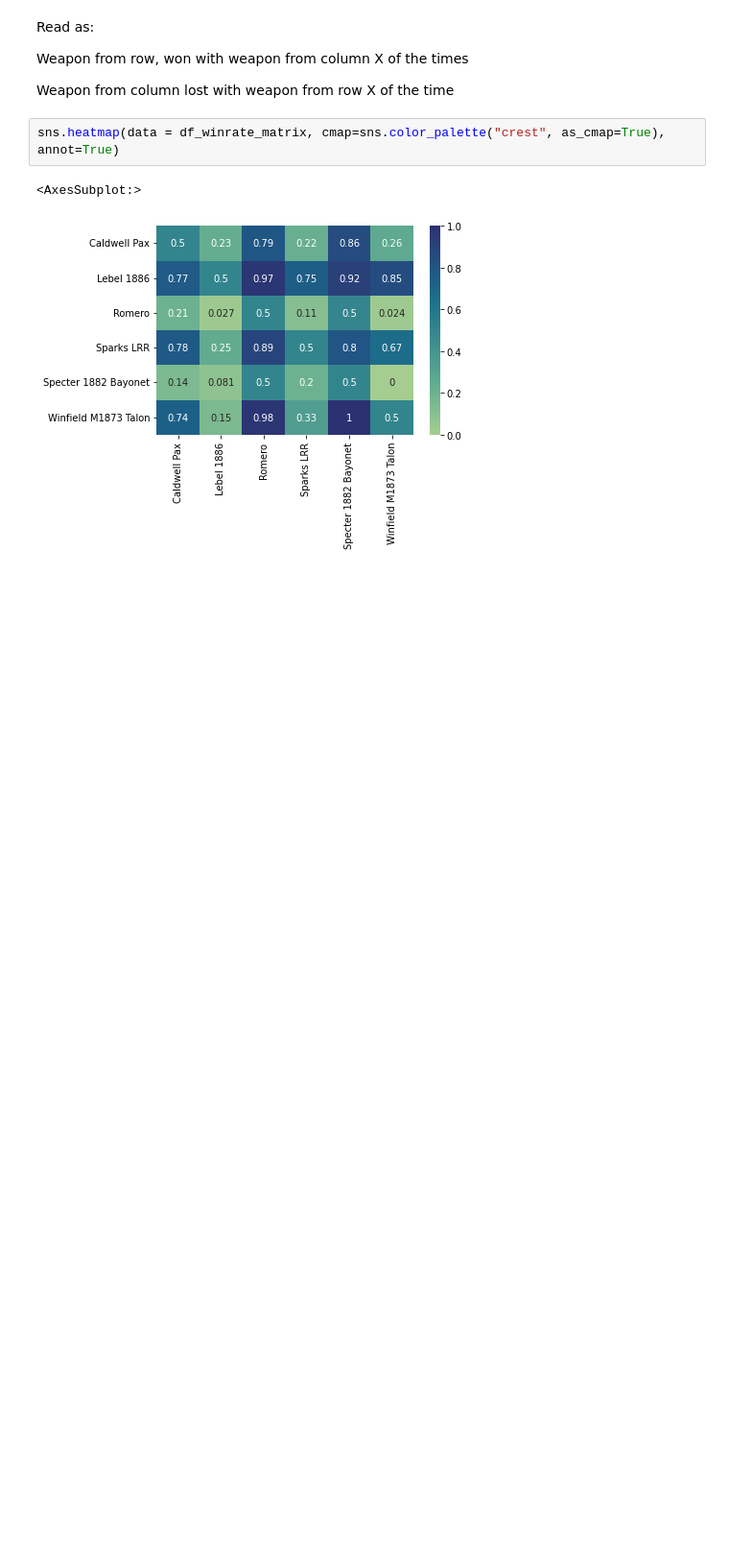
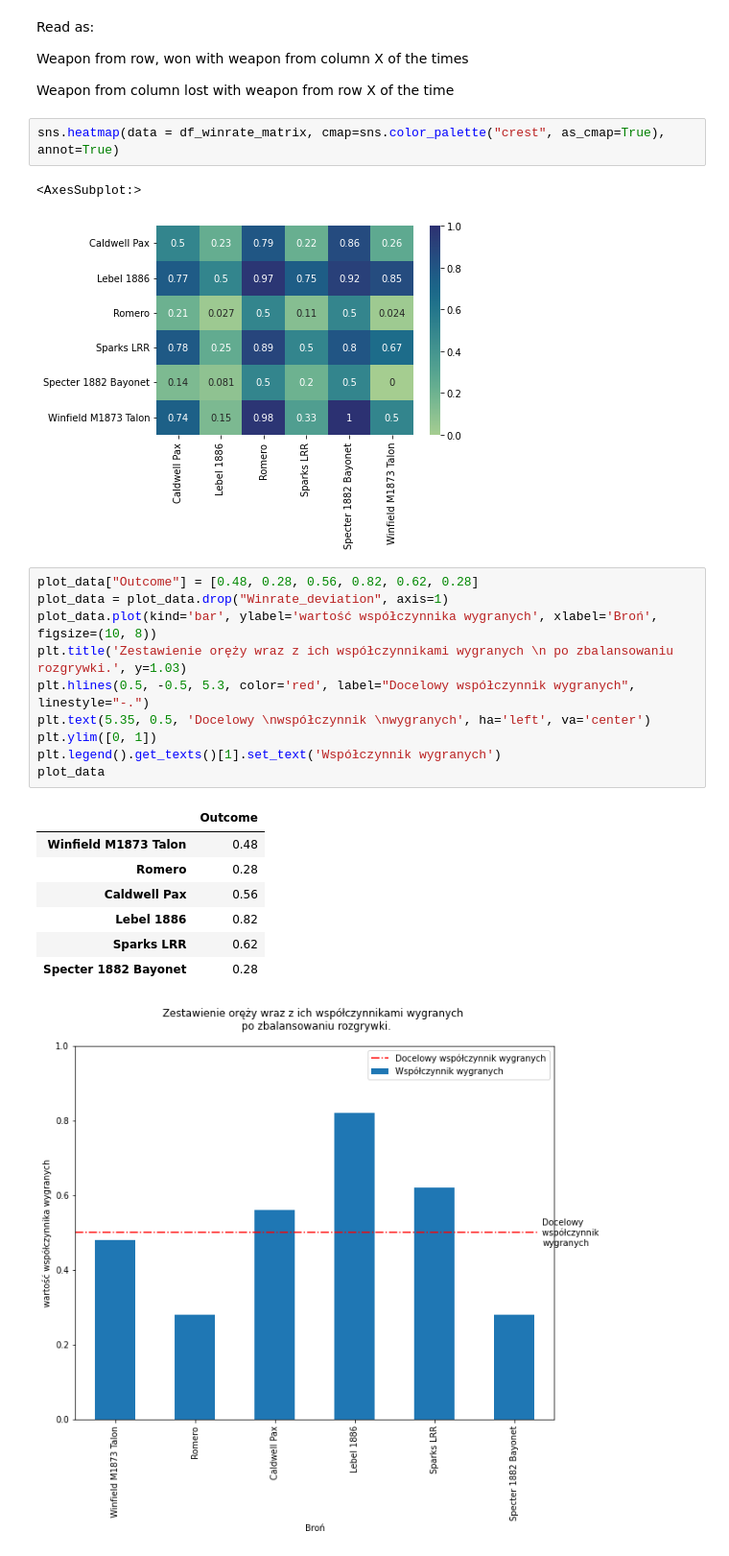
Before and after one commit to MilkSilk/masters_thesis, a Jupyter notebook: game_balance/src/ai/data_exploration.ipynb, the cells around one changed output. Shown at 96% size. Saved outputs shown, nothing was run; the diff lists cells and outputs as text; blank space fills up the shorter version.

Commit message:
More plots

```diff
--- a/game_balance/src/ai/data_exploration.ipynb
+++ b/game_balance/src/ai/data_exploration.ipynb
@@ -185,3 +175,22 @@ sns.heatmap(data = df_winrate_matrix, cmap=sns.color_palette("crest", as_cmap=Tr
 # %% [output]
 <AxesSubplot:>
 [figure]
+# %%
+plot_data["Outcome"] = [0.48, 0.28, 0.56, 0.82, 0.62, 0.28]
+plot_data = plot_data.drop("Winrate_deviation", axis=1)
+plot_data.plot(kind='bar', ylabel='wartość współczynnika wygranych', xlabel='Broń', figsize=(10, 8))
+plt.title('Zestawienie oręży wraz z ich współczynnikami wygranych \n po zbalansowaniu rozgrywki.', y=1.03)
+plt.hlines(0.5, -0.5, 5.3, color='red', label="Docelowy współczynnik wygranych", linestyle="-.")
+plt.text(5.35, 0.5, 'Docelowy \nwspółczynnik \nwygranych', ha='left', va='center')
+plt.ylim([0, 1])
+plt.legend().get_texts()[1].set_text('Współczynnik wygranych')
+plot_data
+# %% [output]
+|  | Outcome |
+| Winfield M1873 Talon | 0.48 |
+| Romero | 0.28 |
+| Caldwell Pax | 0.56 |
+| Lebel 1886 | 0.82 |
+| Sparks LRR | 0.62 |
+| Specter 1882 Bayonet | 0.28 |
+[figure, added]
```
Also changed, not shown: parts of 1 cell of this notebook.
